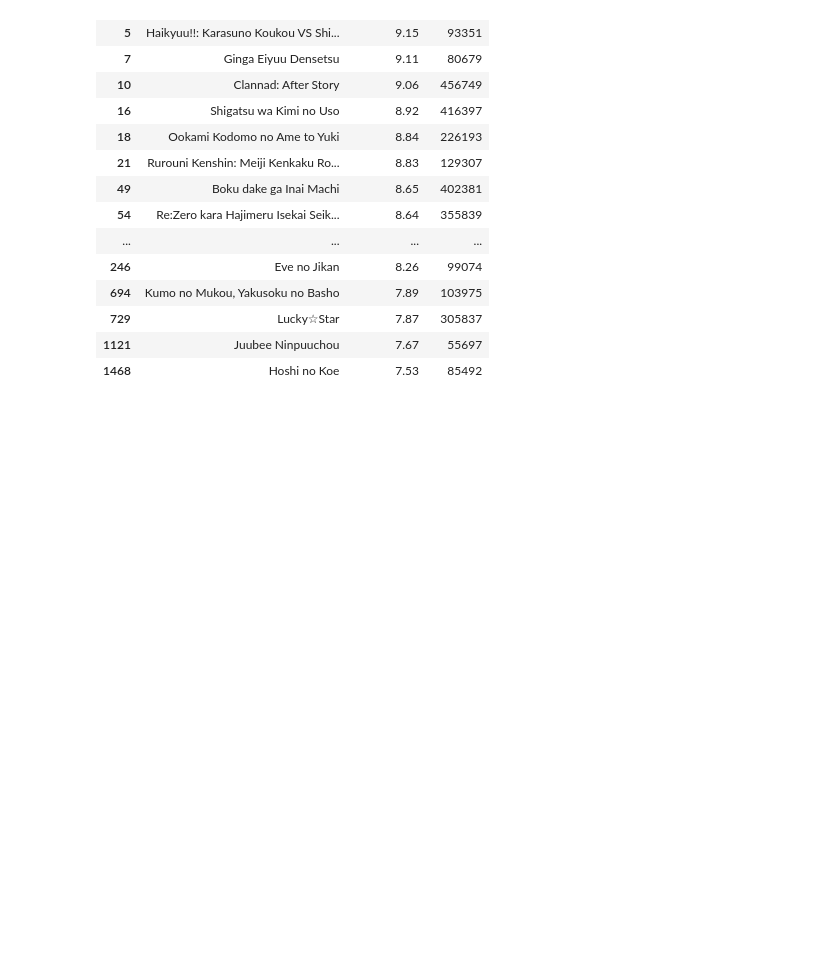
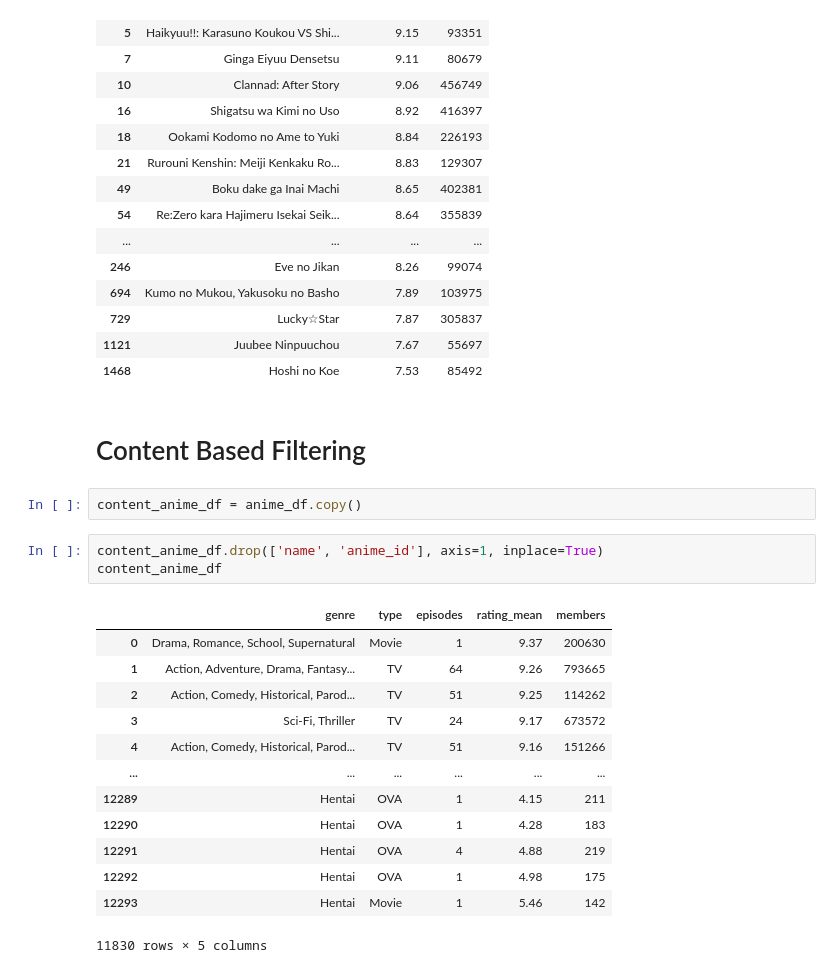
Before and after one commit to obenchekro/MyAnimeList-Recommandation-System, a Jupyter notebook: notebook/MyAnimeList Recommandation System.ipynb, the cells around one changed output. Cells and saved outputs as stored; diff of their text form; blank space fills up the shorter version.

```diff
--- a/notebook/MyAnimeList Recommandation System.ipynb
+++ b/notebook/MyAnimeList Recommandation System.ipynb
@@ -1933,3 +1935,24 @@ get_top_n_anime_recommandation(
 | 729 | Lucky☆Star | 7.87 | 305837 |
 | 1121 | Juubee Ninpuuchou | 7.67 | 55697 |
 | 1468 | Hoshi no Koe | 7.53 | 85492 |
+# %% [markdown]
+# Content Based Filtering
+# %%
+content_anime_df = anime_df.copy()
+# %%
+content_anime_df.drop(['name', 'anime_id'], axis=1, inplace=True)
+content_anime_df
+# %% [output]
+|  | genre | type | episodes | rating_mean | members |
+| 0 | Drama, Romance, School, Supernatural | Movie | 1 | 9.37 | 200630 |
+| 1 | Action, Adventure, Drama, Fantasy... | TV | 64 | 9.26 | 793665 |
+| 2 | Action, Comedy, Historical, Parod... | TV | 51 | 9.25 | 114262 |
+| 3 | Sci-Fi, Thriller | TV | 24 | 9.17 | 673572 |
+| 4 | Action, Comedy, Historical, Parod... | TV | 51 | 9.16 | 151266 |
+| ... | ... | ... | ... | ... | ... |
+| 12289 | Hentai | OVA | 1 | 4.15 | 211 |
+| 12290 | Hentai | OVA | 1 | 4.28 | 183 |
+| 12291 | Hentai | OVA | 4 | 4.88 | 219 |
+| 12292 | Hentai | OVA | 1 | 4.98 | 175 |
+| 12293 | Hentai | Movie | 1 | 5.46 | 142 |
+11830 rows × 5 columns
```
Also changed, not shown: parts of 23 cells of this notebook.
